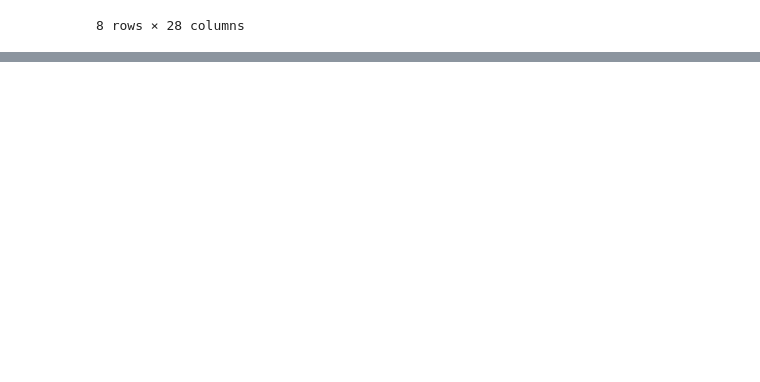
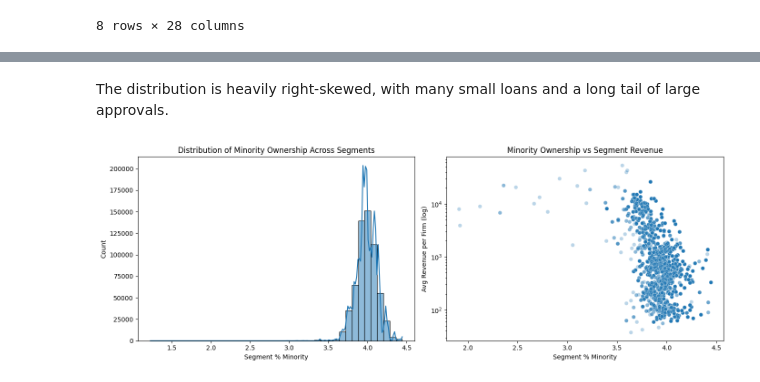
Before and after one commit to CPSC-5071-SELECT-ALL-FROM-STRUGGLING/FairLend-SBA, a Jupyter notebook: notebooks/05_LogisticRegression.ipynb, the cells around one changed output, grey strips where cells are left out. Cells and saved outputs as stored; diff of their text form; code cells hidden in the pictures; blank space fills up the shorter version.

```diff
--- a/notebooks/05_LogisticRegression.ipynb
+++ b/notebooks/05_LogisticRegression.ipynb
@@ -183,0 +311,34 @@ The baseline model demonstrates strong predictive performance with an ROC-AUC of
+# %% [markdown]
+The distribution is heavily right-skewed, with many small loans and a long tail of large approvals.
+# %%
+fig, axes = plt.subplots(1, 2, figsize=(14,5))
+
+# Minority distribution
+sns.histplot(
+    df['segment_pct_minority'],
+    bins=40,
+    kde=True,
+    ax=axes[0]
+)
+
+axes[0].set_title("Distribution of Minority Ownership Across Segments")
+axes[0].set_xlabel("Segment % Minority")
+
+# Minority vs revenue
+sns.scatterplot(
+    data=df.sample(20000),
+    x='segment_pct_minority',
+    y='segment_avg_revenue',
+    alpha=0.3,
+    ax=axes[1]
+)
+
+axes[1].set_yscale('log')
+axes[1].set_title("Minority Ownership vs Segment Revenue")
+axes[1].set_xlabel("Segment % Minority")
+axes[1].set_ylabel("Avg Revenue per Firm (log)")
+
+plt.tight_layout()
+plt.show()
+# %% [output]
+[figure, added]
```
Also changed, not shown: parts of 34 cells of this notebook.
